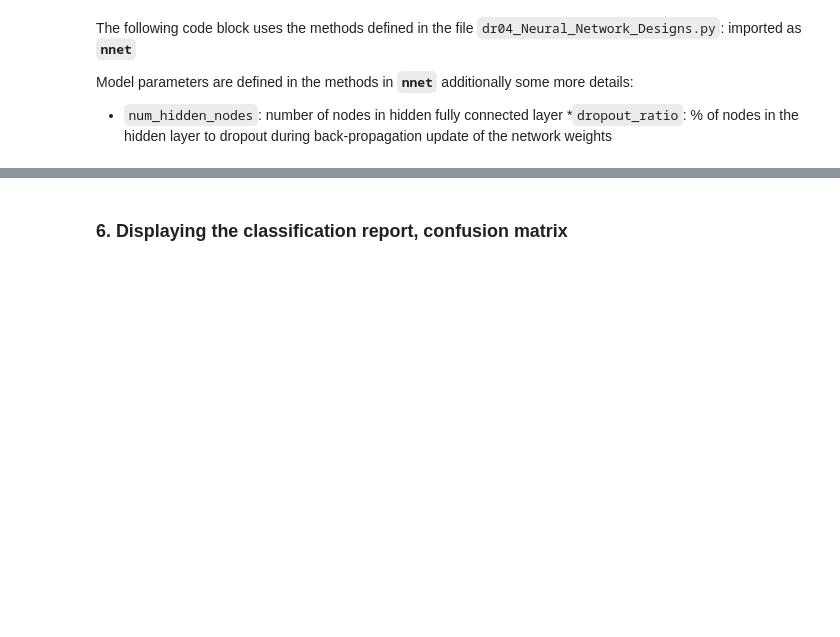
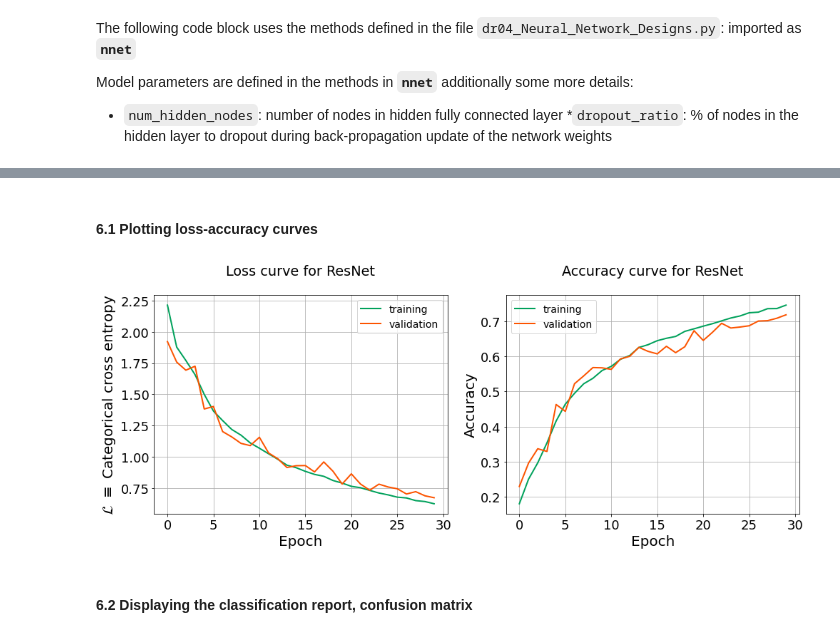
Before and after one commit to SoumyaShreeram/Microlensing_with_NeuralNets, a Jupyter notebook: 04_Testing_NNs_without_Season_Gaps.ipynb, the cells around one changed output, grey strips where cells are left out. Saved outputs shown, nothing was run; the diff lists cells and outputs as text; code cells hidden in the pictures; blank space fills up the shorter version.

```diff
--- a/04_Testing_NNs_without_Season_Gaps.ipynb
+++ b/04_Testing_NNs_without_Season_Gaps.ipynb
@@ -245,0 +270,11 @@ if ResNet:
+# %%
+validation_split_ratio = 0.2
+max_epochs = 30
+batch_size = 60
+num_inputs = 1
+verbose = 1
+
+# series of values to be optimized
+batch_size_arr = [20, 40, 60, 80, 100, 120]
+learning_rate_arr = [1e-4, 1e-3, 1e-2, 1e-1]
+dropout_ratio_arr = [0.0, 0.1, 0.2, 0.3, 0.4, 0.5, 0.6, 0.7]
@@ -255,15 +324,0 @@ num_inputs = 1
-# %%
-if sampling == 1 and num_pieces == 1:
-  model, history = nnet.fit_model_generator(model, train_l_curves, onehot_train, \
-                    num_inputs = num_inputs, batch_size = batch_size, \
-                    epochs = max_epochs, validation_split = validtrain_split_ratio, \
-                    verbose = 1)
-else:
-  data_prep = nnet.prepareDataSampleCuts(train_l_curves, sampling, num_pieces)
-
-  model, history = nnet.fit_model_generator(model, data_prep, onehot_train, \
-                    num_inputs = num_inputs, batch_size = batch_size, \
-                    epochs = max_epochs, validation_split = validtrain_split_ratio, \
-                    verbose = 1)
-
-print('Training completed')
@@ -287,0 +325,14 @@ Epoch 15/30
+# %%
+if CNN2:
+  # reshaped data is used while training
+  trainX = trainX_prep
+  testX = testX_prep
+
+# trains the model
+model, model_history = nnet.trainModel(model, trainX, trainy, batch_size, max_epochs,\
+                                  validation_split_ratio, verbose)
+
+# evaluates and predicts the results from the trained model
+results, predictions = nnet.evaluatePredictModel(model, testX, testy, verbose = 1)
+
+print('[test loss, test acc] = ', results)
@@ -288,14 +357,18 @@ Epoch 15/30
+# %% [markdown]
+#### 6.1 Plotting loss-accuracy curves
 # %%
 # plots the history
 fig, ax = plt.subplots(1,2, figsize=(14,6))
 labels = ['training', 'validation']
 loss_Accuracy = ['loss', 'val_loss', 'categorical_accuracy', 'val_categorical_accuracy']
 
-model_history = history.history
+model_history = model_history.history
 dat.plotLoss(ax[0], model_history, loss_Accuracy, model_name, labels)
 dat.plotAccuracy(ax[1], model_history, loss_Accuracy, model_name, labels)
 
-fig.savefig(save_image_dir+'/LandA_%s_epochs_%d.png'%(model_name, max_epochs))
+fig.savefig(save_image_dir+'/LandA_%s_epochs_%d_noSeasonGaps.png'%(model_name, max_epochs))
 fig.tight_layout()
+# %% [output]
+[figure, added]
 # %% [markdown]
-### 6. Displaying the classification report, confusion matrix
+#### 6.2 Displaying the classification report, confusion matrix
```
Also changed, not shown: parts of 26 cells of this notebook.
